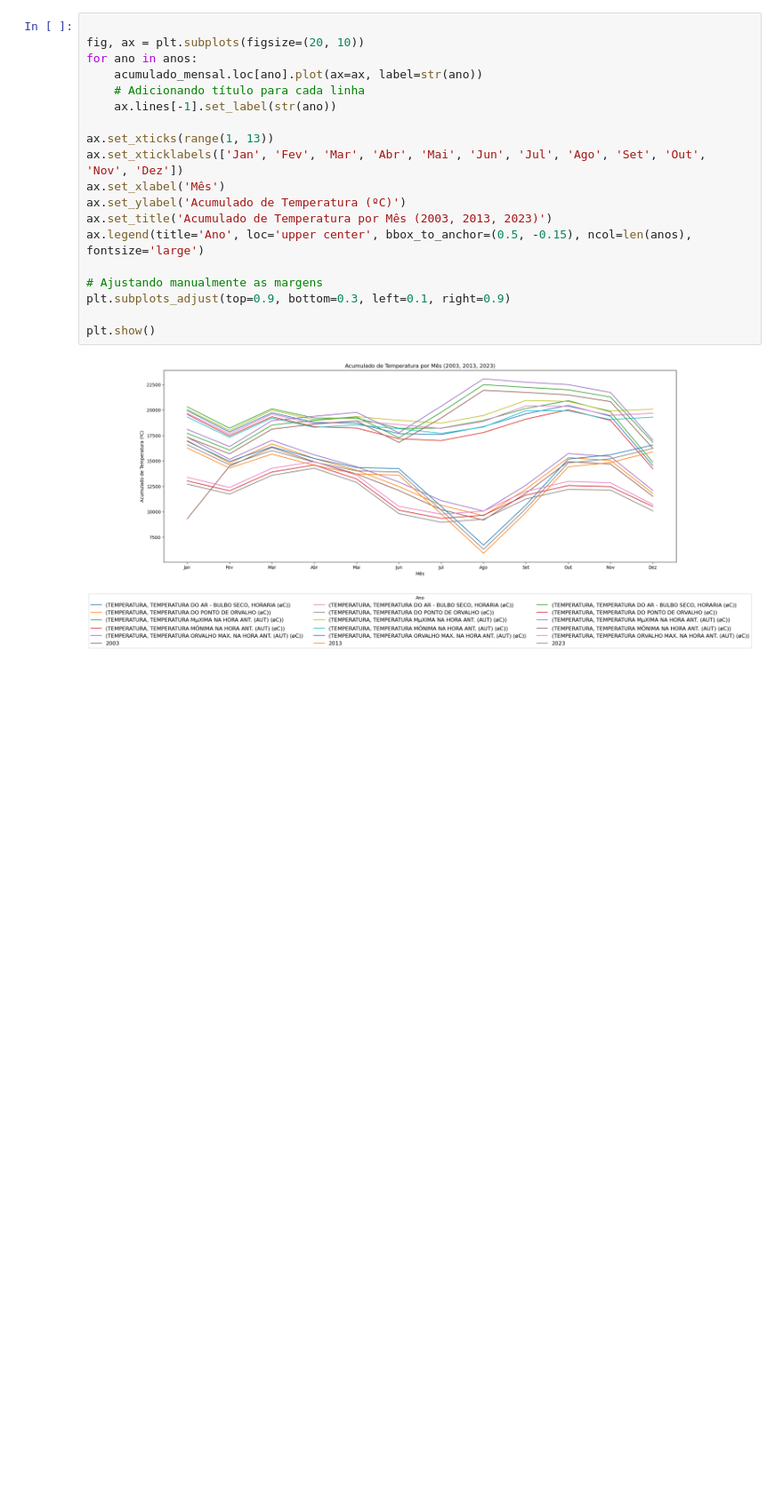
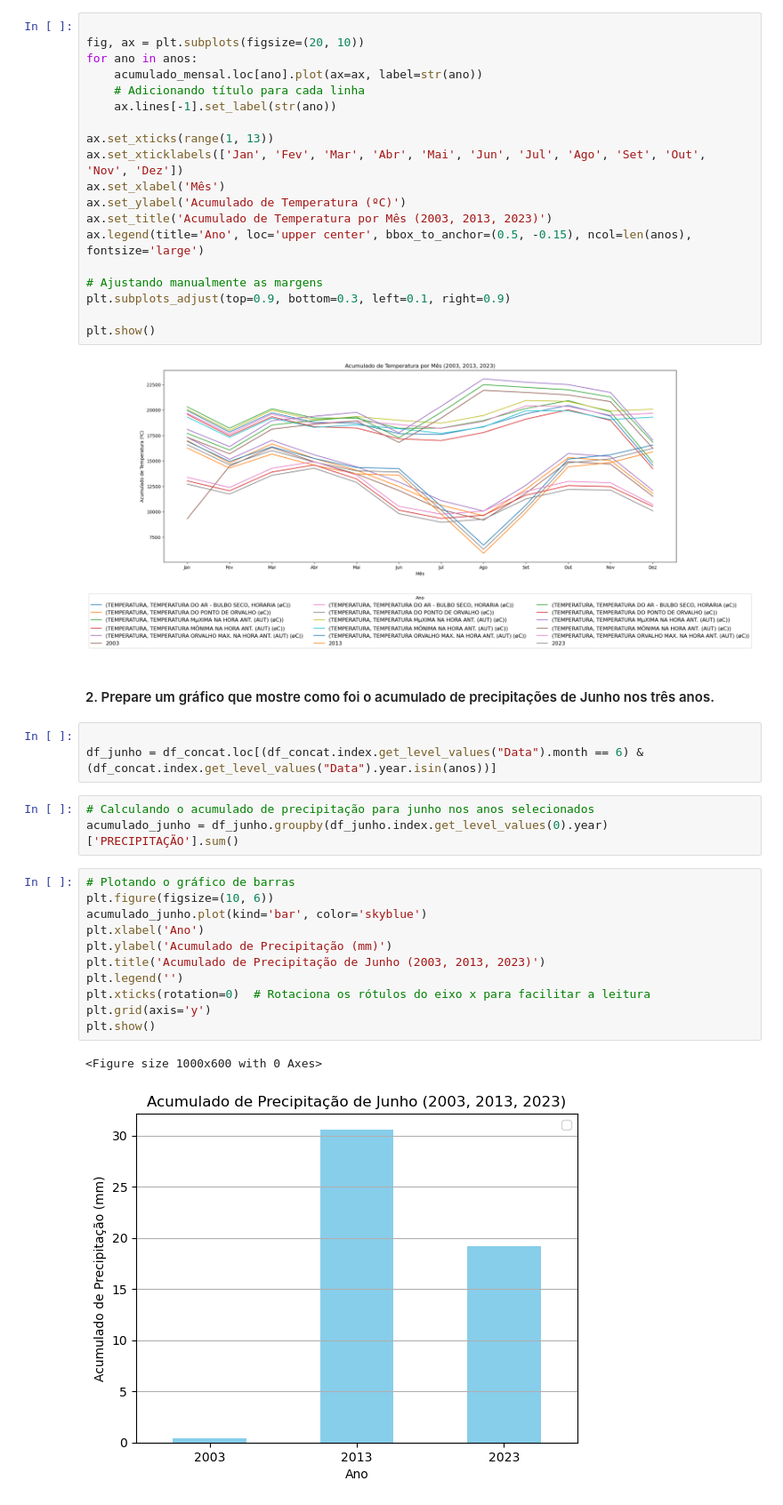
Before and after one commit to TrilhaPython/IP-P009, a Jupyter notebook: IP-P009/p009.ipynb, the cells around one changed output. Shown at 89% size. Saved outputs shown, nothing was run; the diff lists cells and outputs as text; blank space fills up the shorter version.

```diff
--- a/IP-P009/p009.ipynb
+++ b/IP-P009/p009.ipynb
@@ -421,3 +422,25 @@ plt.subplots_adjust(top=0.9, bottom=0.3, left=0.1, right=0.9)
 plt.show()
 # %% [output]
 [figure]
+# %% [markdown]
+#### 2. Prepare um gráfico que mostre como foi o acumulado de precipitações de Junho nos três anos.
+# %%
+
+df_junho = df_concat.loc[(df_concat.index.get_level_values("Data").month == 6) & (df_concat.index.get_level_values("Data").year.isin(anos))]
+# %%
+# Calculando o acumulado de precipitação para junho nos anos selecionados
+acumulado_junho = df_junho.groupby(df_junho.index.get_level_values(0).year)['PRECIPITAÇÃO'].sum()
+# %%
+# Plotando o gráfico de barras
+plt.figure(figsize=(10, 6))
+acumulado_junho.plot(kind='bar', color='skyblue')
+plt.xlabel('Ano')
+plt.ylabel('Acumulado de Precipitação (mm)')
+plt.title('Acumulado de Precipitação de Junho (2003, 2013, 2023)')
+plt.legend('')
+plt.xticks(rotation=0)  # Rotaciona os rótulos do eixo x para facilitar a leitura
+plt.grid(axis='y')
+plt.show()
+# %% [output]
+<Figure size 1000x600 with 0 Axes>
+[figure, added]
```
Also changed, not shown: parts of 6 cells of this notebook.
